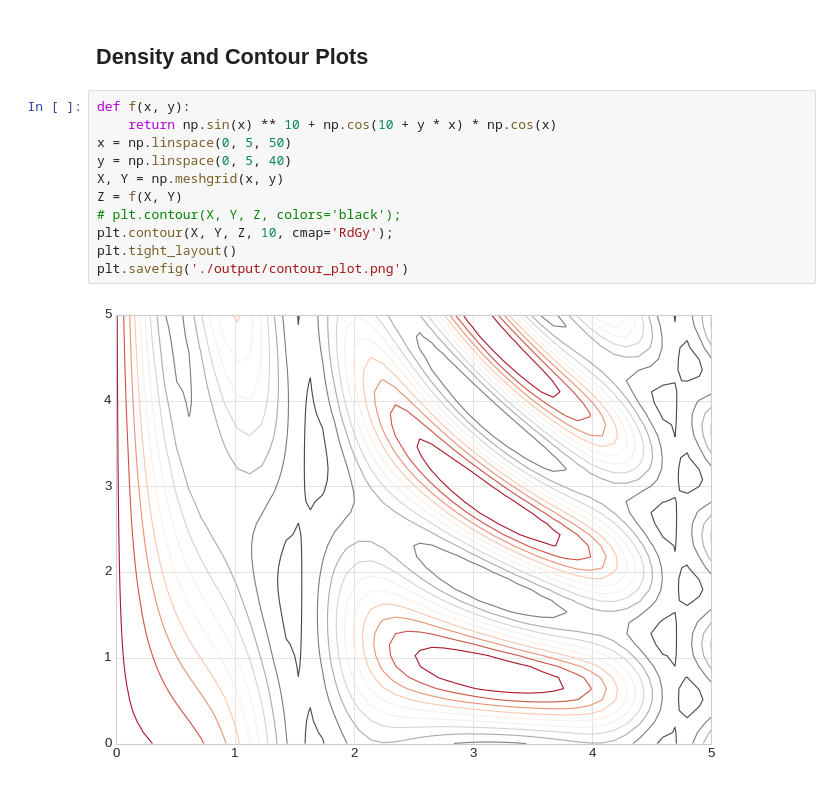
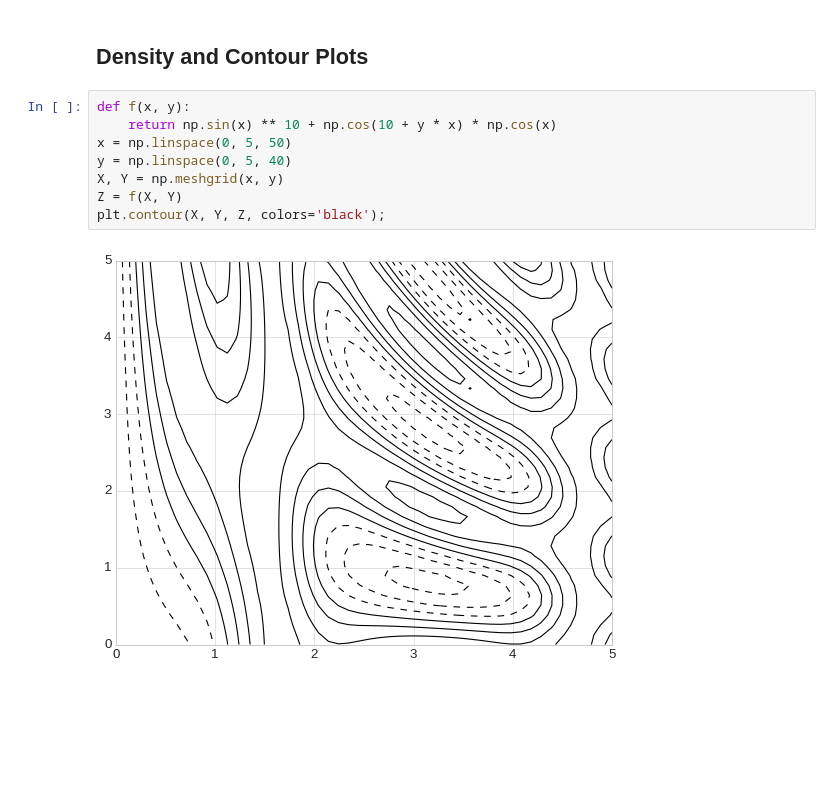
Before and after one commit to romz-pl/Jupyter-Python, a Jupyter notebook: 05-matplotlib-ext/matplotlib.ipynb, the cells around one changed output. Saved outputs shown, nothing was run; the diff lists cells and outputs as text; blank space fills up the shorter version.

Commit message:
Density and Contour Plots

```diff
--- a/05-matplotlib-ext/matplotlib.ipynb
+++ b/05-matplotlib-ext/matplotlib.ipynb
@@ -116,13 +116,10 @@ plt.savefig('./output/scatter_plot.png')
 # %%
 def f(x, y):
     return np.sin(x) ** 10 + np.cos(10 + y * x) * np.cos(x)
 x = np.linspace(0, 5, 50)
 y = np.linspace(0, 5, 40)
 X, Y = np.meshgrid(x, y)
 Z = f(X, Y)
-# plt.contour(X, Y, Z, colors='black');
-plt.contour(X, Y, Z, 10, cmap='RdGy');
-plt.tight_layout()
-plt.savefig('./output/contour_plot.png')
+plt.contour(X, Y, Z, colors='black');
 # %% [output]
-[figure, old version]
+[figure, new version]
```
Also changed, not shown: parts of 3 cells of this notebook, 2 other files.
